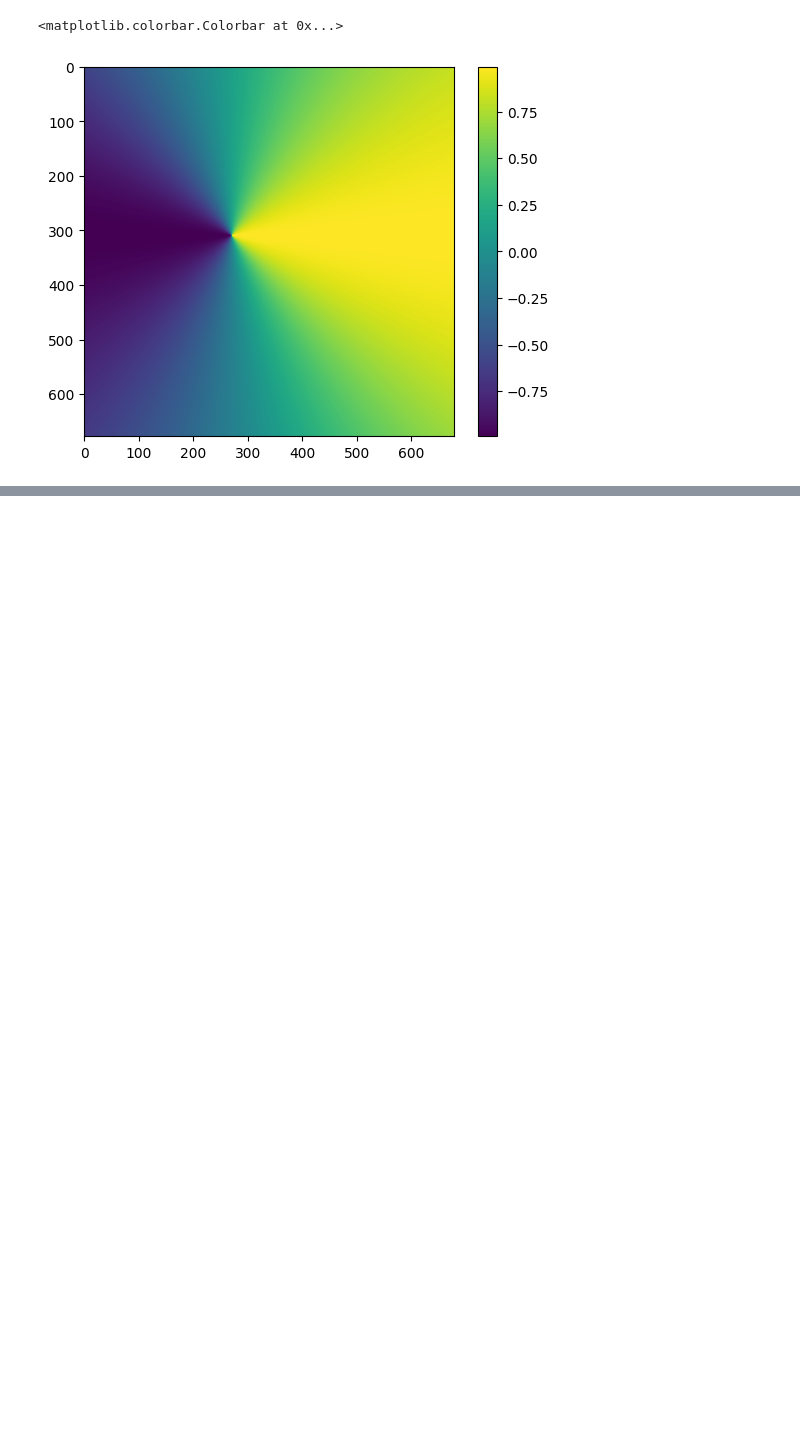
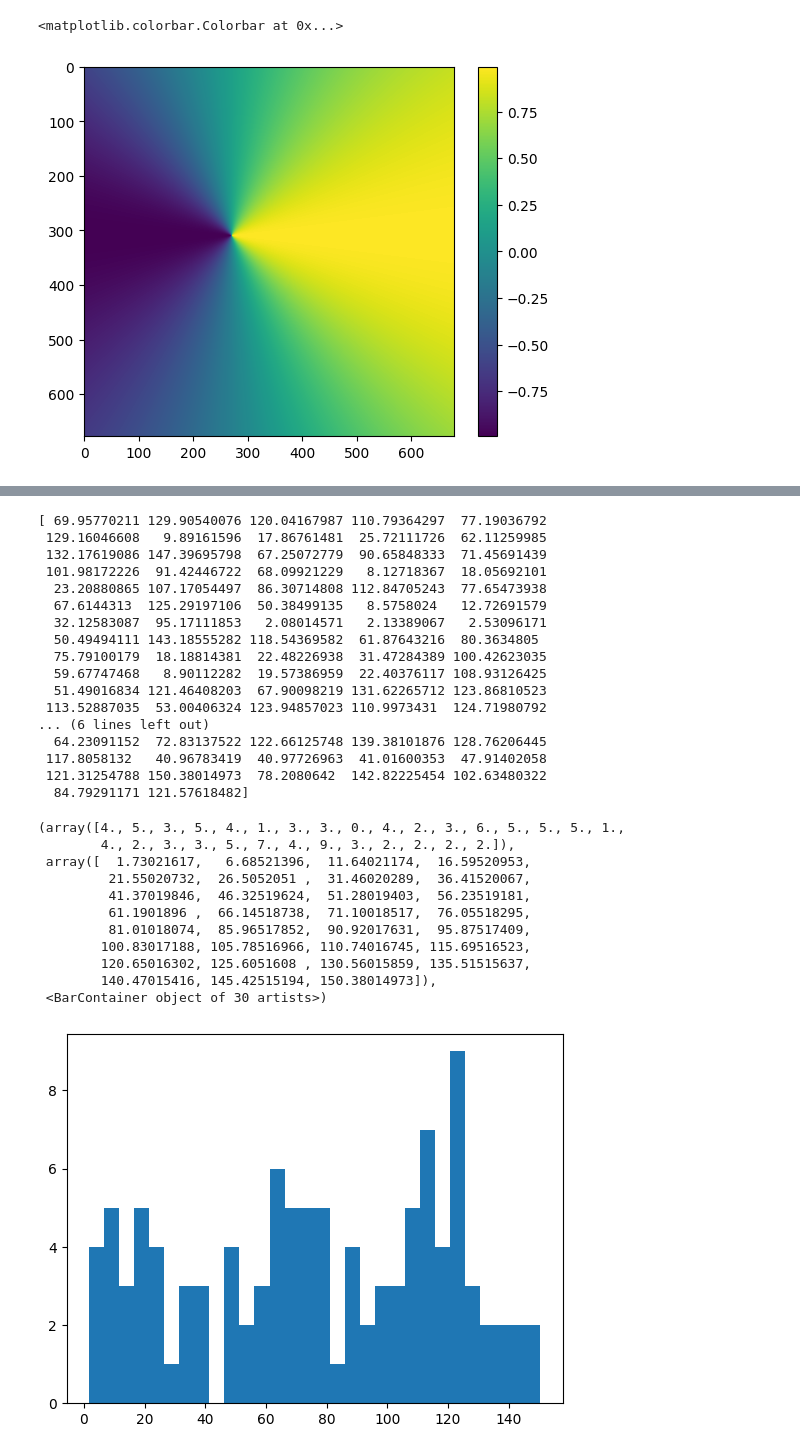
Before and after one commit to diceandcats/SURE-GW-lensing, a Jupyter notebook: Real stuffs/cluster_class_verify.ipynb, the cells around one changed output, grey strips where cells are left out. Cells and saved outputs as stored; diff of their text form; code cells hidden in the pictures; blank space fills up the shorter version.

```diff
--- a/Real stuffs/cluster_class_verify.ipynb
+++ b/Real stuffs/cluster_class_verify.ipynb
@@ -222,19 +225,8 @@ Analytical:
 # %%
 #test multiple source plane lensing code
 # assume the default lens and source position are z_l = 0.5, z_s = 1.0 and thete_E = 1.0
-from astropy.cosmology import FlatLambdaCDM
-cosmos = FlatLambdaCDM(H0=70, Om0=0.3)
 z_l = 0.5
-z_s = 1.5
-D_S1 = cosmos.angular_diameter_distance(1.0)
-D_S2 = cosmos.angular_diameter_distance(z_s)
-D_LS1 = cosmos.angular_diameter_distance_z1z2(z_l, 1.0)
-D_LS2 = cosmos.angular_diameter_distance_z1z2(z_l, z_s)
-
-#analytical correction
-theta_E_mp = kwargs_sie['theta_E'] * np.sqrt((D_LS2 * D_S1) / (D_LS1 *D_S2))
-kwargs_sie_mp = {'theta_E': theta_E_mp * pixscale, 'e1':0, 'e2':0.2, 'center_x': 270 * pixscale, 'center_y': 310 * pixscale}
-kwargs_lens_mp = [kwargs_sie_mp]
+z_s = 2.0
 
 #numerical stuffs
 cluster_mp = ClusterLensing(alpha_x_arcsec, alpha_y_arcsec, psi_arcsec, z_l , z_s, pixscale, 678, beta[0]*pixscale, beta[1]*pixscale, diff_z = True)
@@ -242,20 +234,31 @@ print("Numerical:")
 dt = cluster_mp.get_time_delays()
 print(dt)
 
+# analytical stuffs
+from astropy.cosmology import FlatLambdaCDM
+cosmos = FlatLambdaCDM(H0=70, Om0=0.3)
 
-# analytical stuffs
-lensModel = LensModel(lens_model_list=lens_model_list, z_source=z_s, z_lens=z_l)
+D_S1 = cosmos.angular_diameter_distance(1.0)
+D_S2 = cosmos.angular_diameter_distance(z_s)
+D_LS1 = cosmos.angular_diameter_distance_z1z2(z_l, 1.0)
+D_LS2 = cosmos.angular_diameter_distance_z1z2(z_l, z_s)
+factor =  D_LS1 * D_S2 / D_S1 / D_LS2
+kwargs_sie2 = {'theta_E': theta_E*factor * pixscale, 'e1':0, 'e2':0.2, 'center_x': len_coord[0]* pixscale, 'center_y': len_coord[1]* pixscale}
+kwargs_lens_mp = [kwargs_sie2]
+lensModel2 = LensModel(lens_model_list=lens_model_list, z_source=z_s, z_lens=z_l)
+solver2 = LensEquationSolver(lensModel2)
+
 print("Analytical:")
-solver = LensEquationSolver(lensModel)
-thetax, thetay = solver.image_position_analytical(beta[0], beta[1], kwargs_lens_mp)
-t_analytical = lensModel.arrival_time(thetax * pixscale, thetay * pixscale, kwargs_lens_mp, x_source=beta[0] * pixscale, y_source=beta[1] * pixscale)
+
+thetax, thetay = solver2.image_position_analytical(beta[0]* pixscale, beta[1]* pixscale, kwargs_lens_mp)
+t_analytical = lensModel2.arrival_time(thetax, thetay, kwargs_lens_mp, x_source=beta[0] * pixscale, y_source=beta[1] * pixscale)
+min_t = min(t_analytical)
 dt_analytical = np.zeros(len(theta_numerical))
 for i in range(len(thetax)):
-    dt_analytical[i] = t_analytical[i] - t_analytical[0]
-
+    dt_analytical[i] = t_analytical[i] - min_t
 data_dt_analytical = []
 for i in range(len(thetax)):
-    x, y = theta_analytical[i] * pixscale
+    x, y = thetax[i] , thetay[i]
     delay = dt_analytical[i]    # in days
     data_dt_analytical.append({'theta_x': x, 'theta_y': y, 'delta_t': delay})
 
@@ -274,0 +329,34 @@ Analytical:
+# %%
+dt_pop_hist = np.concatenate(dt_pop)
+print(dt_pop_hist)
+plt.hist(dt_pop_hist, bins=30)
+# %% [output]
+[ 69.95770211 129.90540076 120.04167987 110.79364297  77.19036792
+ 129.16046608   9.89161596  17.86761481  25.72111726  62.11259985
+ 132.17619086 147.39695798  67.25072779  90.65848333  71.45691439
+ 101.98172226  91.42446722  68.09921229   8.12718367  18.05692101
+  23.20880865 107.17054497  86.30714808 112.84705243  77.65473938
+  67.6144313  125.29197106  50.38499135   8.5758024   12.72691579
+  32.12583087  95.17111853   2.08014571   2.13389067   2.53096171
+  50.49494111 143.18555282 118.54369582  61.87643216  80.3634805
+  75.79100179  18.18814381  22.48226938  31.47284389 100.42623035
+  59.67747468   8.90112282  19.57386959  22.40376117 108.93126425
+  51.49016834 121.46408203  67.90098219 131.62265712 123.86810523
+ 113.52887035  53.00406324 123.94857023 110.9973431  124.71980792
+... (6 lines left out)
+  64.23091152  72.83137522 122.66125748 139.38101876 128.76206445
+ 117.8058132   40.96783419  40.97726963  41.01600353  47.91402058
+ 121.31254788 150.38014973  78.2080642  142.82225454 102.63480322
+  84.79291171 121.57618482]
+(array([4., 5., 3., 5., 4., 1., 3., 3., 0., 4., 2., 3., 6., 5., 5., 5., 1.,
+        4., 2., 3., 3., 5., 7., 4., 9., 3., 2., 2., 2., 2.]),
+ array([  1.73021617,   6.68521396,  11.64021174,  16.59520953,
+         21.55020732,  26.5052051 ,  31.46020289,  36.41520067,
+         41.37019846,  46.32519624,  51.28019403,  56.23519181,
+         61.1901896 ,  66.14518738,  71.10018517,  76.05518295,
+         81.01018074,  85.96517852,  90.92017631,  95.87517409,
+        100.83017188, 105.78516966, 110.74016745, 115.69516523,
+        120.65016302, 125.6051608 , 130.56015859, 135.51515637,
+        140.47015416, 145.42515194, 150.38014973]),
+ <BarContainer object of 30 artists>)
+[figure, added]
```
Also changed, not shown: parts of 9 cells of this notebook, 1 other file.
